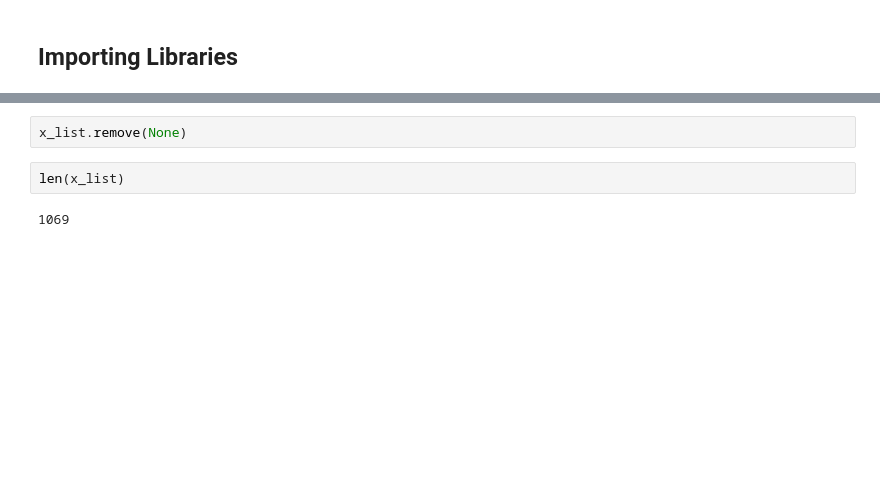
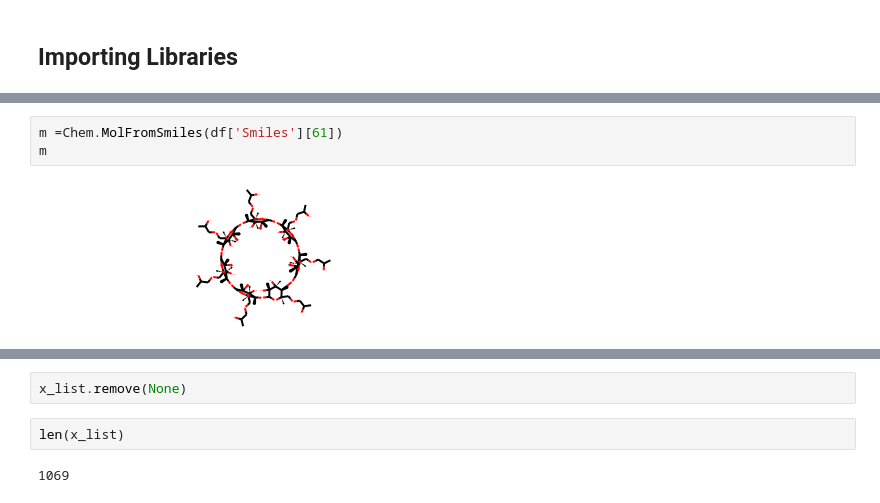
Before and after one commit to AslanDevbrat/Covid-Drug-Discovery, a Jupyter notebook: Project1.ipynb, the cells around one changed output, grey strips where cells are left out. Cells and saved outputs as stored; diff of their text form; blank space fills up the shorter version.

```diff
--- a/Untitled1.ipynb
+++ b/Project1.ipynb
@@ -34,0 +67,5 @@ def get_standard_value(chembl_id, standard_type):
+# %%
+m =Chem.MolFromSmiles(df['Smiles'][61])
+m
+# %% [output]
+[figure, added]
```
Also changed, not shown: parts of 54 cells of this notebook, 1 other file.
